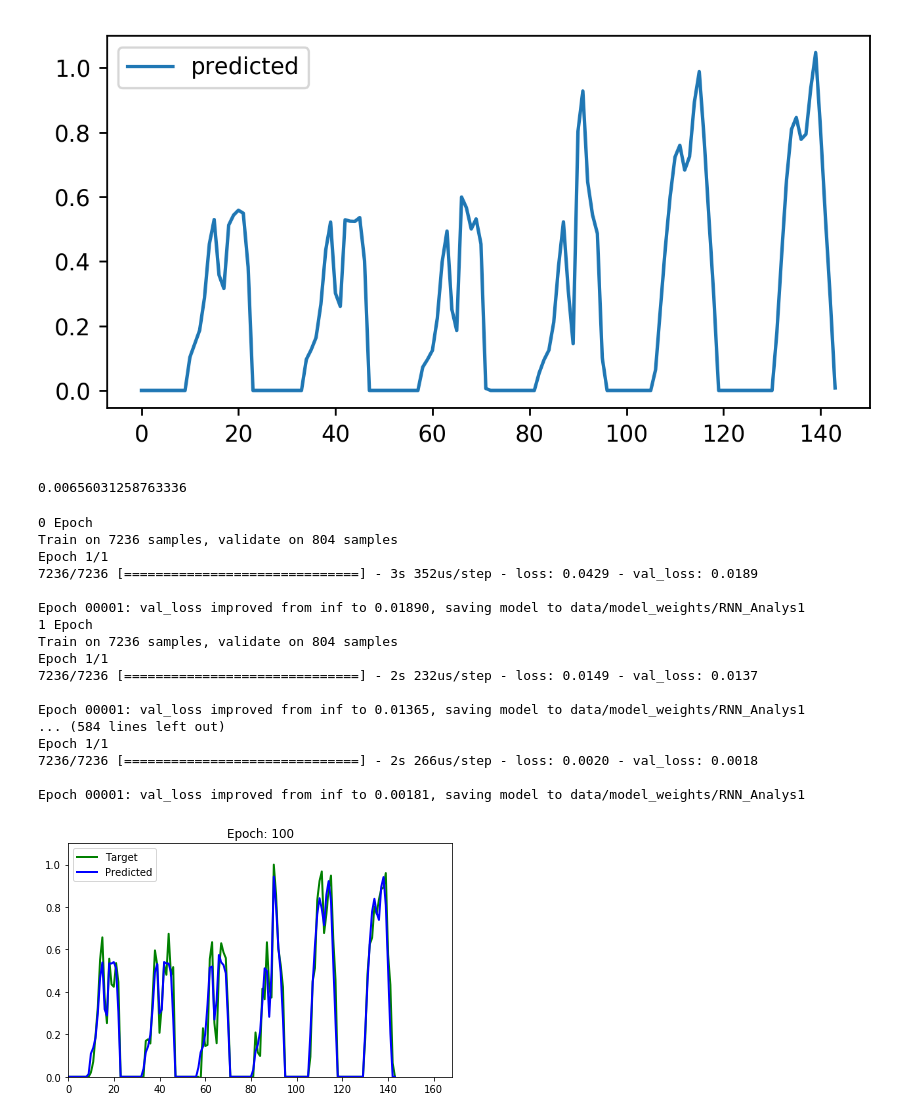
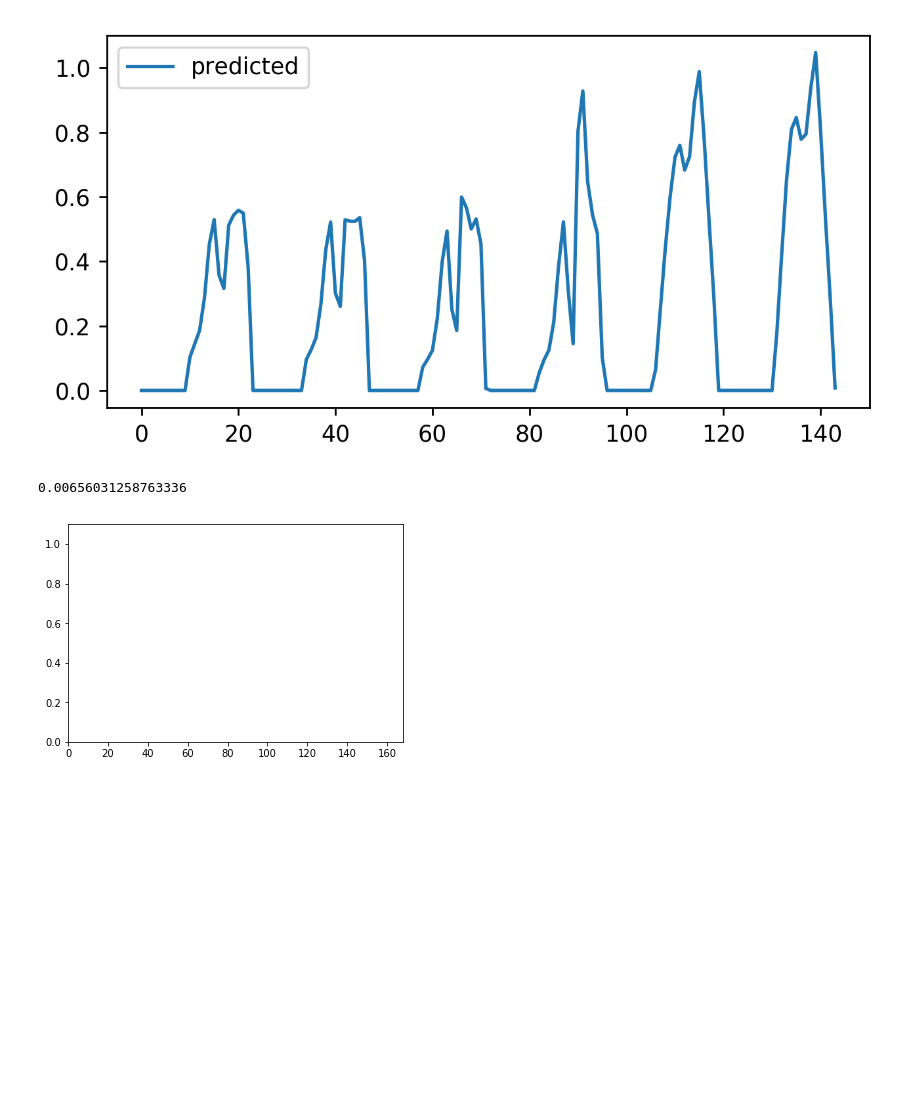
Before and after one commit to vadikko2/Hack_university, a Jupyter notebook: Main.ipynb, the cells around one changed output. Cells and saved outputs as stored; diff of their text form; code cells hidden in the pictures; blank space fills up the shorter version.

```diff
--- a/Main.ipynb
+++ b/Main.ipynb
@@ -5,11 +5,24 @@
 import models
 import cv2
 import os
+import numpy as np
 
 fdet = models.FaceDetection()
 fdes = models.FaceDescription('data/model_weights/LandmarkFace.dat', 'data/model_weights/ResNetFace.dat')
+
+AGS_model = models.WideResNetCreater()()
+img_size = 64
+
+AGS_model.load_weights(os.path.join("data/model_weights/", "weights.18-4.06.hdf5"))
 # %% [output]
 Using TensorFlow backend.
+# %%
+def draw_label(image, point, label, font=cv2.FONT_HERSHEY_SIMPLEX,
+               font_scale=1, thickness=2):
+    size = cv2.getTextSize(label, font, font_scale, thickness)[0]
+    x, y = point
+    cv2.rectangle(image, (x, y - size[1]), (x + size[0], y), (255, 0, 0), cv2.FILLED)
+    cv2.putText(image, label, point, font, font_scale, (255, 255, 255), thickness)
 # %% [markdown]
 # Нахождение и распознавание лиц.
 ## Благодоря технологиям верифекации человека по лицу наш сервис всегда знает, кто когда зашел и ушел, а так же сколько человек сейчас находится в помещении.
@@ -201,51 +264,34 @@ def animate(i):
 
     _x = weekTest[:24]
     YP = []
     for i in range(len(weekTest) - 24):
         p = ANIMMODEL.predict(np.array([_x]))
         _x = _x[1:]
         _x.append([float(p),weekTest[24 + i][1]])
         YP.append(float(p))
 
     ylist = [YT,YP]
     xlist = [[j for j in range(len(YT))],[j for j in range(len(YT))]]
 
     for lnum,line in enumerate(lines):
         line.set_data(xlist[lnum],ylist[lnum])
 
 
     plt.title("Epoch: " + str(Epoch))
     plt.legend()
     plt.tight_layout()
 
 
     return lines
 
-anim = animation.FuncAnimation(fig, animate, init_func=init,
-                               frames=frames, blit=True)
+#anim = animation.FuncAnimation(fig, animate, init_func=init,
+#                               frames=frames, blit=True)
 
 #Writer = animation.writers['ffmpeg']
 #writer = Writer(fps=10, metadata=dict(artist='Me'), bitrate=1800)
 
 #anim.save('learn.mp4', writer=writer)
 
-anim.save('learn.mp4', fps=10, extra_args=['-vcodec', 'libx264'])
+#anim.save('learn.mp4', fps=10, extra_args=['-vcodec', 'libx264'])
 # %% [output]
-0 Epoch
-Train on 7236 samples, validate on 804 samples
-Epoch 1/1
-7236/7236 [==============================] - 3s 352us/step - loss: 0.0429 - val_loss: 0.0189
-
-Epoch 00001: val_loss improved from inf to 0.01890, saving model to data/model_weights/RNN_Analys1
-1 Epoch
-Train on 7236 samples, validate on 804 samples
-Epoch 1/1
-7236/7236 [==============================] - 2s 232us/step - loss: 0.0149 - val_loss: 0.0137
-
-Epoch 00001: val_loss improved from inf to 0.01365, saving model to data/model_weights/RNN_Analys1
-... (584 lines left out)
-Epoch 1/1
-7236/7236 [==============================] - 2s 266us/step - loss: 0.0020 - val_loss: 0.0018
-
-Epoch 00001: val_loss improved from inf to 0.00181, saving model to data/model_weights/RNN_Analys1
-[figure, old version]
+[figure, new version]
```
Also changed, not shown: parts of 3 cells of this notebook, 6 other files.
